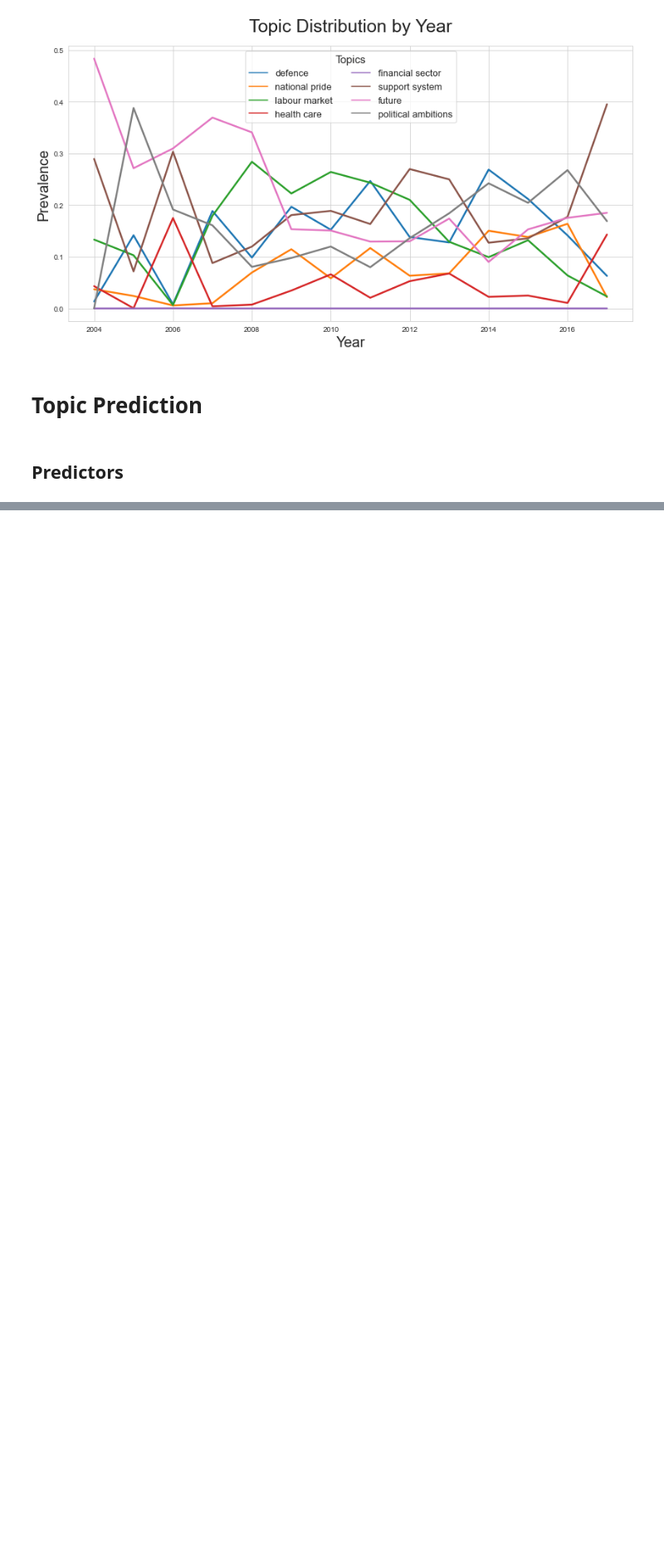
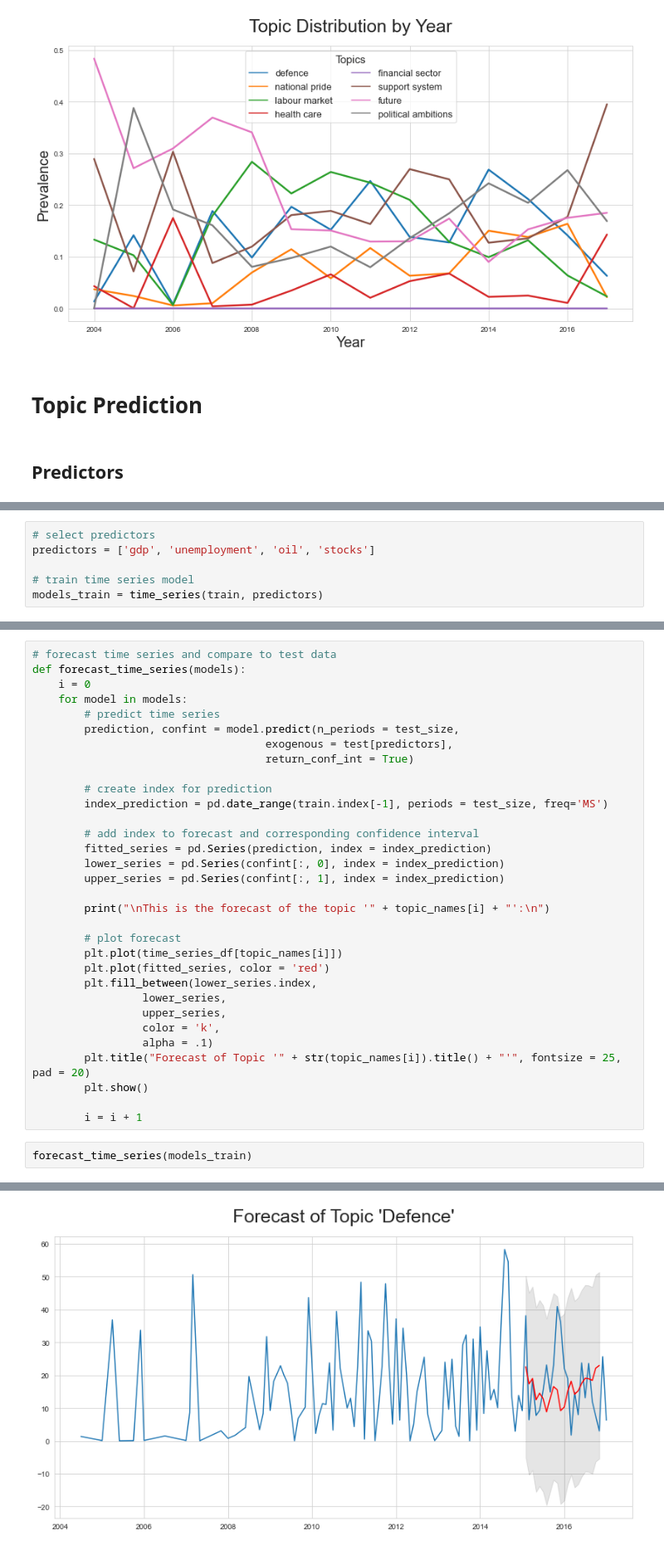
Before and after one commit to emmaschw/mda_assignment_obama, a Jupyter notebook: obama_speeches.ipynb, the cells around one changed output, grey strips where cells are left out. Shown at 83% size. Cells and saved outputs as stored; diff of their text form; blank space fills up the shorter version.

```diff
--- a/obama_speeches.ipynb
+++ b/obama_speeches.ipynb
@@ -459,0 +614,6 @@ plt.show()
+# %%
+# select predictors
+predictors = ['gdp', 'unemployment', 'oil', 'stocks']
+
+# train time series model
+models_train = time_series(train, predictors)
@@ -459,0 +622,35 @@ plt.show()
+# %%
+# forecast time series and compare to test data
+def forecast_time_series(models):
+    i = 0
+    for model in models:
+        # predict time series
+        prediction, confint = model.predict(n_periods = test_size,
+                                    exogenous = test[predictors],
+                                    return_conf_int = True)
+
+        # create index for prediction
+        index_prediction = pd.date_range(train.index[-1], periods = test_size, freq='MS')
+
+        # add index to forecast and corresponding confidence interval
+        fitted_series = pd.Series(prediction, index = index_prediction)
+        lower_series = pd.Series(confint[:, 0], index = index_prediction)
+        upper_series = pd.Series(confint[:, 1], index = index_prediction)
+
+        print("\nThis is the forecast of the topic '" + topic_names[i] + "':\n")
+
+        # plot forecast
+        plt.plot(time_series_df[topic_names[i]])
+        plt.plot(fitted_series, color = 'red')
+        plt.fill_between(lower_series.index,
+                 lower_series,
+                 upper_series,
+                 color = 'k',
+                 alpha = .1)
+        plt.title("Forecast of Topic '" + str(topic_names[i]).title() + "'", fontsize = 25, pad = 20)
+        plt.show()
+
+        i = i + 1
+# %%
+forecast_time_series(models_train)
+# %% [output]
@@ -459,0 +658 @@ plt.show()
+[figure, added]
```
Also changed, not shown: parts of 29 cells of this notebook.
